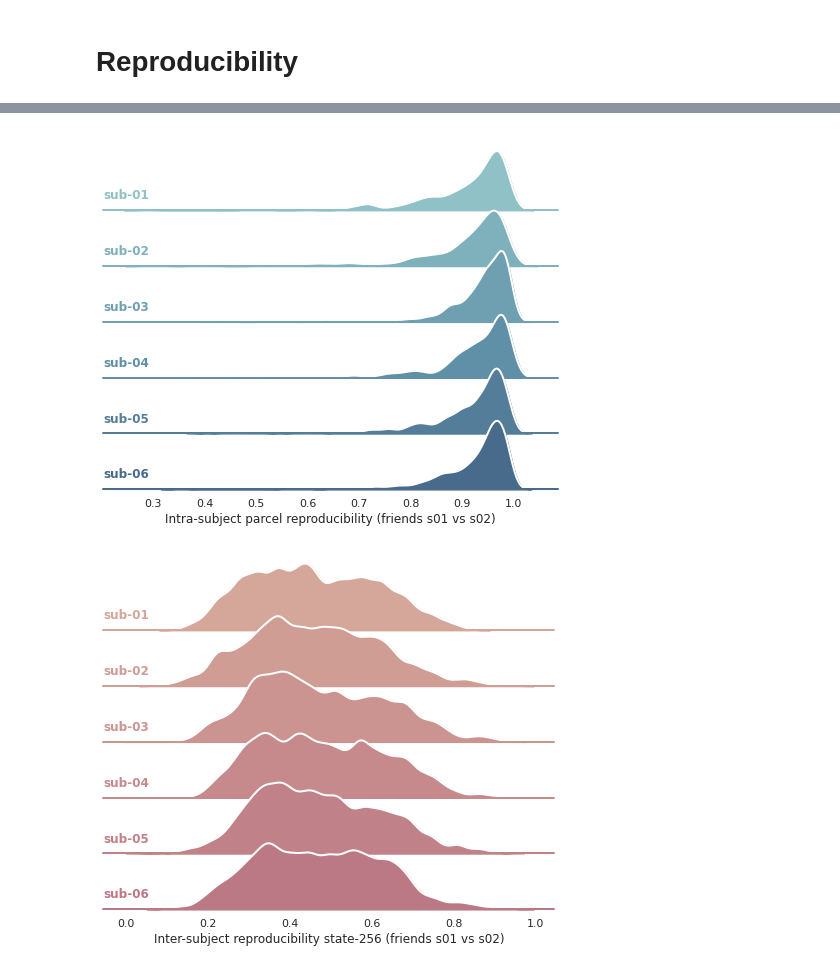
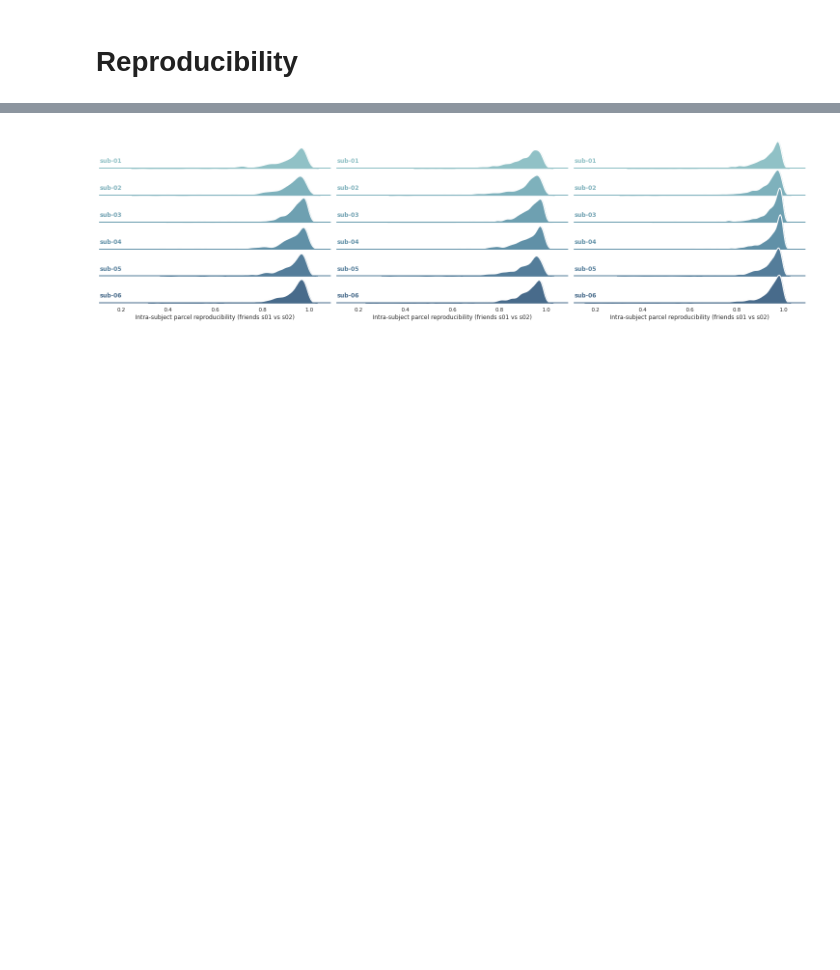
Before and after one commit to courtois-neuromod/cneuromod_embeddings, a Jupyter notebook: cneuromod_embeddings/friends-s02_all_experiments.ipynb, the cells around one changed output, grey strips where cells are left out. Saved outputs shown, nothing was run; the diff lists cells and outputs as text; code cells hidden in the pictures; blank space fills up the shorter version.

```diff
--- a/cneuromod_embeddings/friends-s02_all_experiments.ipynb
+++ b/cneuromod_embeddings/friends-s02_all_experiments.ipynb
@@ -290,9 +152,6 @@ Text(0.5, 1.0, 'FWHM=5 all subjects pooled')
 # %%
-visu_repro(data[data['params']=='cluster-64_state-256'],
+visu_repro(data,
            title='Intra-subject parcel reproducibility (friends s01 vs s02)', type_comp='intra')
-visu_repro(data[data['params']=='cluster-64_state-256'],
-           title='Inter-subject reproducibility state-256 (friends s01 vs s02)', type_comp='inter')
 # %% [output]
-[figure, old version]
+[figure, new version]
-[figure, removed]
 # %%
```
Also changed, not shown: parts of 30 cells of this notebook, 4 other files.
